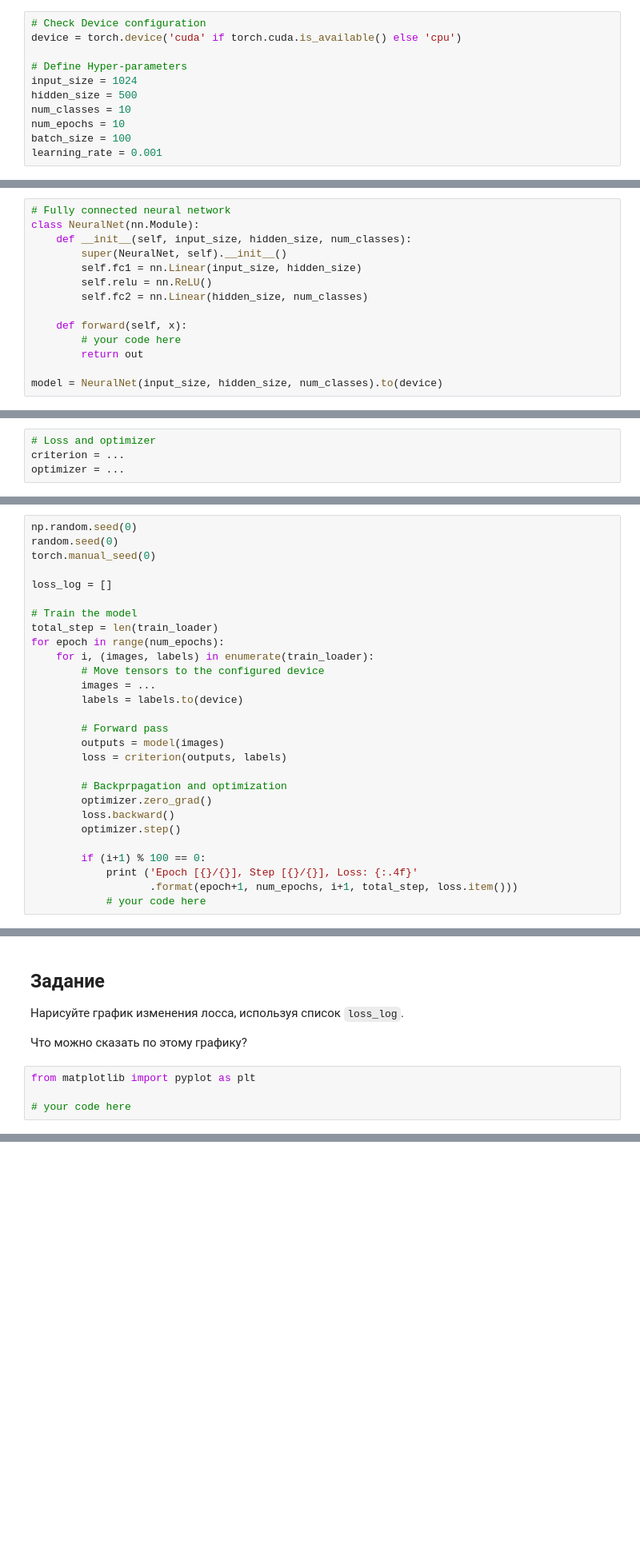
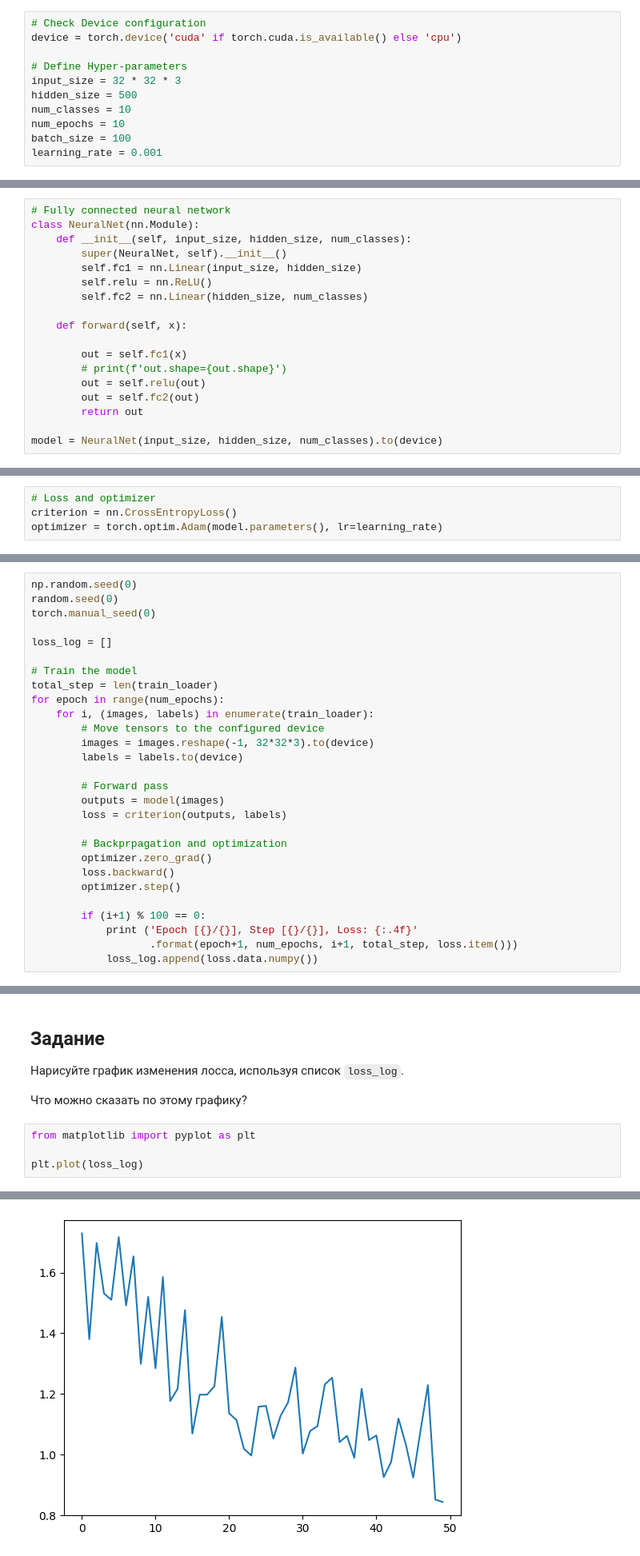
Before and after one commit to nedokormysh/Stepik_Ai_edu_RNN, a Jupyter notebook: PyTorch_hometask.ipynb, the cells around one changed output, grey strips where cells are left out. Shown at 80% size. Saved outputs shown, nothing was run; the diff lists cells and outputs as text; blank space fills up the shorter version.

```diff
--- a/PyTorch_hometask.ipynb
+++ b/PyTorch_hometask.ipynb
@@ -34,7 +36,7 @@ torch.manual_seed(0)
 device = torch.device('cuda' if torch.cuda.is_available() else 'cpu')
 
 # Define Hyper-parameters
-input_size = 1024
+input_size = 32 * 32 * 3
 hidden_size = 500
 num_classes = 10
 num_epochs = 10
@@ -93,7 +102,11 @@ class NeuralNet(nn.Module):
         self.fc2 = nn.Linear(hidden_size, num_classes)
 
     def forward(self, x):
-        # your code here
+
+        out = self.fc1(x)
+        # print(f'out.shape={out.shape}')
+        out = self.relu(out)
+        out = self.fc2(out)
         return out
 
 model = NeuralNet(input_size, hidden_size, num_classes).to(device)
@@ -101,8 +114,8 @@ model = NeuralNet(input_size, hidden_size, num_classes).to(device)
 Задайте Loss - кросс-энтропию и оптимизатор - Adam с learning_rate, определенным константой из первого задания.
 # %%
 # Loss and optimizer
-criterion = ...
-optimizer = ...
+criterion = nn.CrossEntropyLoss()
+optimizer = torch.optim.Adam(model.parameters(), lr=learning_rate)
 # %% [markdown]
 ## Задание
 
@@ -125,7 +138,7 @@ total_step = len(train_loader)
 for epoch in range(num_epochs):
     for i, (images, labels) in enumerate(train_loader):
         # Move tensors to the configured device
-        images = ...
+        images = images.reshape(-1, 32*32*3).to(device)
         labels = labels.to(device)
 
         # Forward pass
@@ -140,4 +153,4 @@ for epoch in range(num_epochs):
         if (i+1) % 100 == 0:
             print ('Epoch [{}/{}], Step [{}/{}], Loss: {:.4f}'
                    .format(epoch+1, num_epochs, i+1, total_step, loss.item()))
-            # your code here
+            loss_log.append(loss.data.numpy())
@@ -150,4 +181,5 @@ for epoch in range(num_epochs):
 # %%
 from matplotlib import pyplot as plt
 
-# your code here
+plt.plot(loss_log)
+# %% [output]
@@ -154,3 +187,4 @@ from matplotlib import pyplot as plt
+[figure, added]
 # %% [markdown]
 ## Задание
 
```
Also changed, not shown: parts of 6 cells of this notebook.
